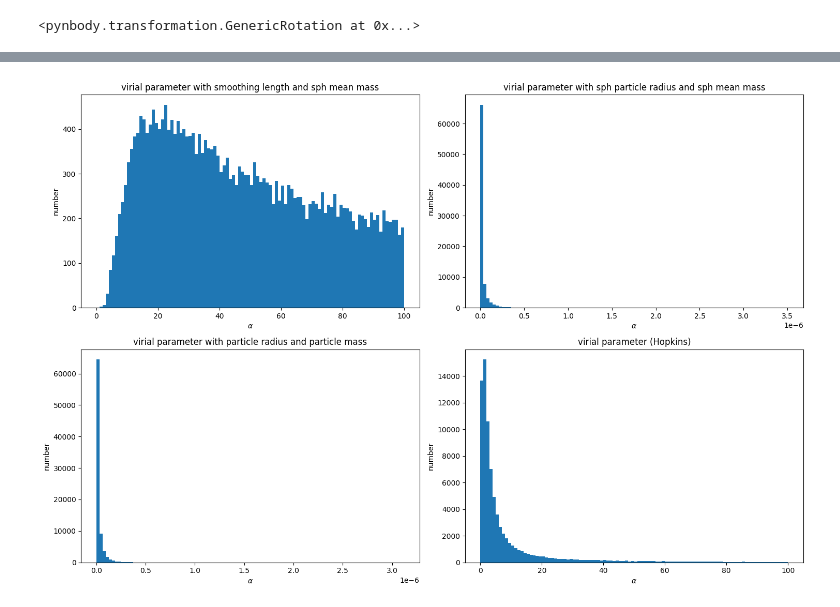
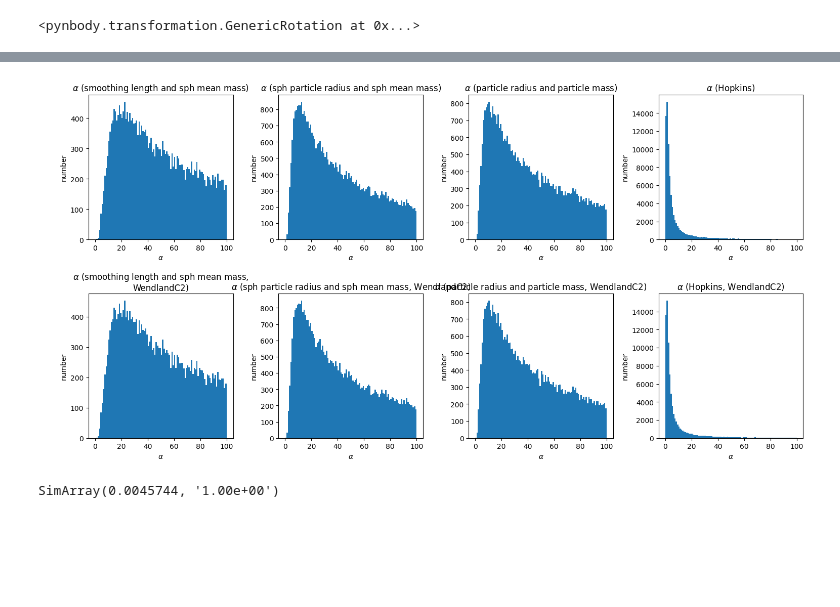
Before and after one commit to Evafranck/star_formation, a Jupyter notebook: star_formation.ipynb, the cells around one changed output, grey strips where cells are left out. Cells and saved outputs as stored; diff of their text form; code cells hidden in the pictures; blank space fills up the shorter version.

Commit message:
removed error in alpha calculation and added histograms for Wendland Kernel

```diff
--- a/star_formation.ipynb
+++ b/star_formation.ipynb
@@ -151,0 +176,19 @@ gal_low_alpha_4 = gal.g[low_alpha_4]
+# %%
+m_part_W = gal.g['mass']
+m_kern_W = gal.g['rho']*4/3*np.pi*gal.g['smooth']**3
+m_sph_W = gal.g['mass_sph']
+
+gal.g['radius'] = gal.g['smooth'].in_units('m') #in units m
+gal.g['radius_2'] = gal.g['radius']
+gal.g['radius_2'] = (m_sph.in_units('kg')/gal.g['rho']*((3.0857e+19)**3/(2e+30))*3/(4*np.pi))**(1/3)
+gal.g['radius_3'] = gal.g['radius']
+gal.g['radius_3'] = (m_part.in_units('kg')/gal.g['rho']*((3.0857e+19)**3/(2e+30))*3/(4*np.pi))**(1/3)
+
+gal.g['alpha_W'] = (5*(gal.g['v_disp'].in_units('m s**-1'))**2*gal.g['radius']/(3*constants.G*units.m**3*units.kg**-1*units.s**-2*m_sph.in_units('kg'))).in_units(1)
+gal.g['alpha_2_W'] = (5*(gal.g['v_disp'].in_units('m s**-1'))**2*gal.g['radius_2']/(3*constants.G*units.m**3*units.kg**-1*units.s**-2*m_sph.in_units('kg'))).in_units(1)
+gal.g['alpha_3_W'] = (5*(gal.g['v_disp'].in_units('m s**-1'))**2*gal.g['radius_3']/(3*constants.G*units.m**3*units.kg**-1*units.s**-2*m_part.in_units('kg'))).in_units(1)
+gal.g['alpha_4_W'] = 1/4*(np.abs(gal.g['v_div'].in_units('s**-1'))**2+np.sqrt(gal.g['v_curl2'].in_units('s**-2'))**2)/(constants.G*units.m**3*units.kg**-1*gal.g['rho'].in_units('kg m**-3')).in_units(1)
+#gal.g['alpha_5'] = # mit Ekin und Epot
+
+b = 2.02
+gal.g['efficiency_W'] = np.exp(-b*gal.g['alpha_4']**(1/2))
@@ -152,36 +205,71 @@ gal_low_alpha_4 = gal.g[low_alpha_4]
 # %%
-fig = plt.figure(figsize = (15,10))
+fig = plt.figure(figsize = (15,8))
 
-ax1 = plt.subplot(221)
+ax1 = plt.subplot(241)
 ax1.hist(gal.g['alpha'], bins = 100, range= (0,100))
-ax1.set_title('virial parameter with smoothing length and sph mean mass')
+ax1.set_title(r'$\alpha$ (smoothing length and sph mean mass)')
 ax1.set_xlabel(r'$\alpha$')
 ax1.set_ylabel('number')
+ax1.set_aspect(1./ax1.get_data_ratio())
 
 
-ax2 = plt.subplot(222)
-ax2.hist(gal.g['alpha_2'], bins = 100)
-ax2.set_title('virial parameter with sph particle radius and sph mean mass')
+ax2 = plt.subplot(242)
+ax2.hist(gal.g['alpha_2'], bins = 100,  range= (0,100))
+ax2.set_title(r'$\alpha$ (sph particle radius and sph mean mass)')
 ax2.set_xlabel(r'$\alpha$')
 ax2.set_ylabel('number')
+ax2.set_aspect(1./ax2.get_data_ratio())
 
 
-ax3 = plt.subplot(223)
-ax3.hist(gal.g['alpha_3'], bins = 100)
-ax3.set_title('virial parameter with particle radius and particle mass')
+ax3 = plt.subplot(243)
+ax3.hist(gal.g['alpha_3'], bins = 100,  range= (0,100))
+ax3.set_title(r'$\alpha$ (particle radius and particle mass)')
 ax3.set_xlabel(r'$\alpha$')
 ax3.set_ylabel('number')
+ax3.set_aspect(1./ax3.get_data_ratio())
 
 
-ax4 = plt.subplot(224)
+ax4 = plt.subplot(244)
 ax4.hist(gal.g['alpha_4'], bins = 100, range= (0,100))
-ax4.set_title('virial parameter (Hopkins)')
+ax4.set_title(r'$\alpha$ (Hopkins)')
 ax4.set_xlabel(r'$\alpha$')
 ax4.set_ylabel('number')
+ax4.set_aspect(1./ax4.get_data_ratio())
 
+ax5 = plt.subplot(245)
+ax5.hist(gal.g['alpha_W'], bins = 100, range= (0,100))
+ax5.set_title(r'$\alpha$ (smoothing length and sph mean mass, WendlandC2)', wrap = True)
+ax5.set_xlabel(r'$\alpha$')
+ax5.set_ylabel('number')
+ax5.set_aspect(1./ax5.get_data_ratio())
+
+ax6 = plt.subplot(246)
+ax6.hist(gal.g['alpha_2_W'], bins = 100, range= (0,100))
+ax6.set_title(r'$\alpha$ (sph particle radius and sph mean mass, WendlandC2)', wrap = True)
+ax6.set_xlabel(r'$\alpha$')
+ax6.set_ylabel('number')
+ax6.set_aspect(1./ax6.get_data_ratio())
+
+ax7 = plt.subplot(247)
+ax7.hist(gal.g['alpha_3_W'], bins = 100, range= (0,100))
+ax7.set_title(r'$\alpha$ (particle radius and particle mass, WendlandC2)', wrap = True)
+ax7.set_xlabel(r'$\alpha$')
+ax7.set_ylabel('number')
+ax7.set_aspect(1./ax7.get_data_ratio())
+
+ax8 = plt.subplot(248)
+ax8.hist(gal.g['alpha_4_W'], bins = 100, range= (0,100))
+ax8.set_title(r'$\alpha$ (Hopkins, WendlandC2)')
+ax8.set_xlabel(r'$\alpha$')
+ax8.set_ylabel('number')
+ax8.set_aspect(1./ax8.get_data_ratio())
 
 
 fig.tight_layout()
 plt.show()
 # %% [output]
-[figure, old version]
+[figure, new version]
+# %%
+gal.g['alpha_4'].min()
+# %% [output]
+SimArray(0.0045744, '1.00e+00')
```
Also changed, not shown: parts of 21 cells of this notebook, 2 other files.
